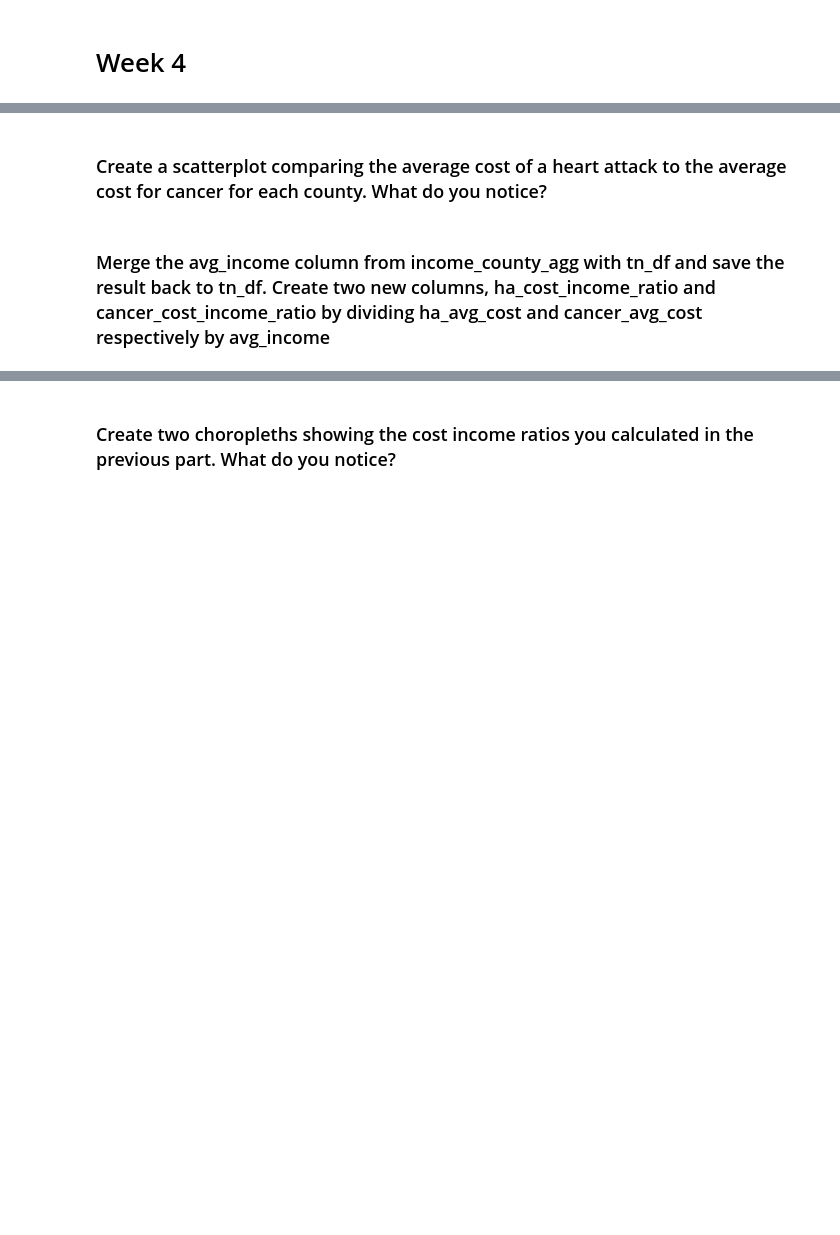
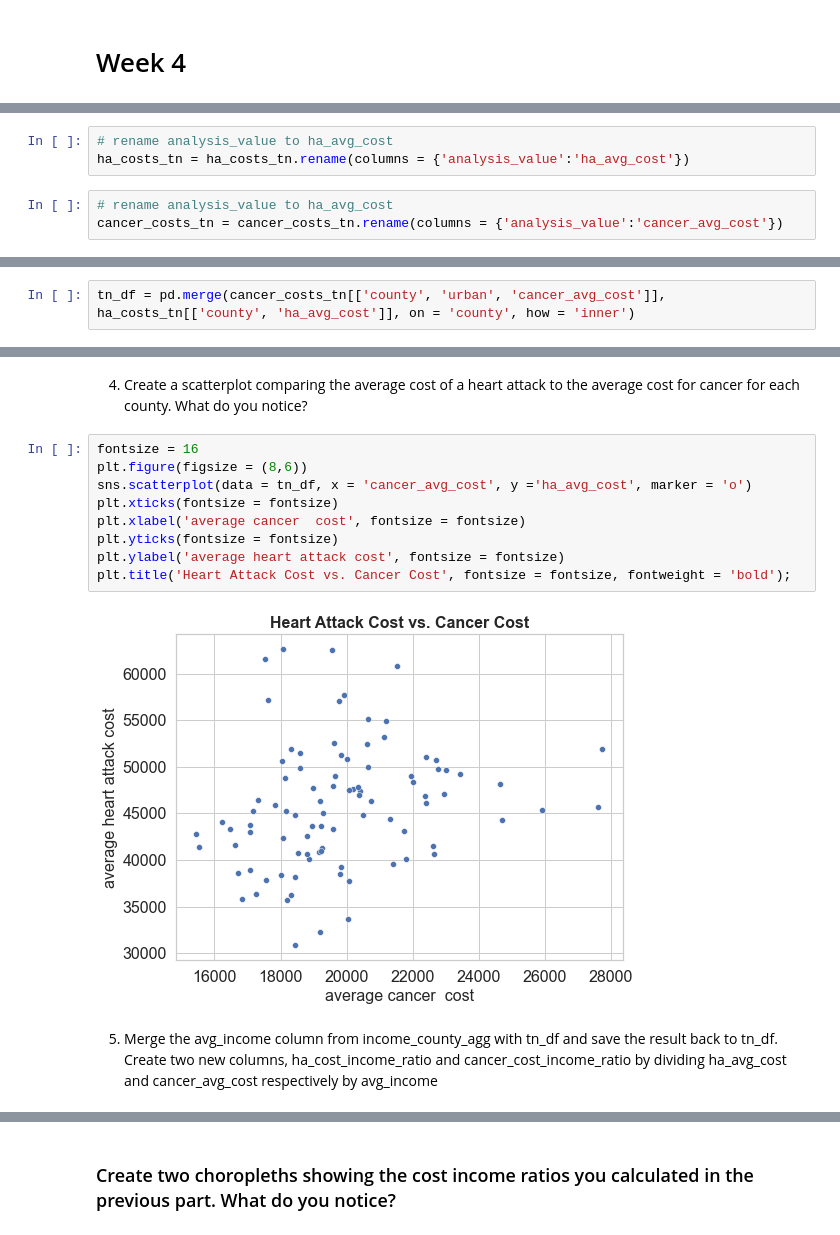
Before and after one commit to sara-ramirez/data-science-essentials-3, a Jupyter notebook: notebooks/session_assignments.ipynb, the cells around one changed output, grey strips where cells are left out. Saved outputs shown, nothing was run; the diff lists cells and outputs as text; blank space fills up the shorter version.

```diff
--- a/notebooks/session_assignments.ipynb
+++ b/notebooks/session_assignments.ipynb
@@ -413 +442,7 @@ plt.xlabel('');
+# %%
+# rename analysis_value to ha_avg_cost
+ha_costs_tn = ha_costs_tn.rename(columns = {'analysis_value':'ha_avg_cost'})
+# %%
+# rename analysis_value to ha_avg_cost
+cancer_costs_tn = cancer_costs_tn.rename(columns = {'analysis_value':'cancer_avg_cost'})
 # %% [markdown]
@@ -414,0 +453,2 @@ plt.xlabel('');
+# %%
+tn_df = pd.merge(cancer_costs_tn[['county', 'urban', 'cancer_avg_cost']], ha_costs_tn[['county', 'ha_avg_cost']], on = 'county', how = 'inner')
@@ -415,4 +474,15 @@ plt.xlabel('');
 # %% [markdown]
-### Create a scatterplot comparing the average cost of a heart attack to the average cost for cancer for each county. What do you notice?
+4. Create a scatterplot comparing the average cost of a heart attack to the average cost for cancer for each county. What do you notice?
+# %%
+fontsize = 16
+plt.figure(figsize = (8,6))
+sns.scatterplot(data = tn_df, x = 'cancer_avg_cost', y ='ha_avg_cost', marker = 'o')
+plt.xticks(fontsize = fontsize)
+plt.xlabel('average cancer  cost', fontsize = fontsize)
+plt.yticks(fontsize = fontsize)
+plt.ylabel('average heart attack cost', fontsize = fontsize)
+plt.title('Heart Attack Cost vs. Cancer Cost', fontsize = fontsize, fontweight = 'bold');
+# %% [output]
+[figure, added]
 # %% [markdown]
-### Merge the avg_income column from income_county_agg with tn_df and save the result back to tn_df. Create two new columns, ha_cost_income_ratio and cancer_cost_income_ratio by dividing ha_avg_cost and cancer_avg_cost respectively by avg_income
+5. Merge the avg_income column from income_county_agg with tn_df and save the result back to tn_df. Create two new columns, ha_cost_income_ratio and cancer_cost_income_ratio by dividing ha_avg_cost and cancer_avg_cost respectively by avg_income
```
Also changed, not shown: parts of 34 cells of this notebook, 27 other files.
